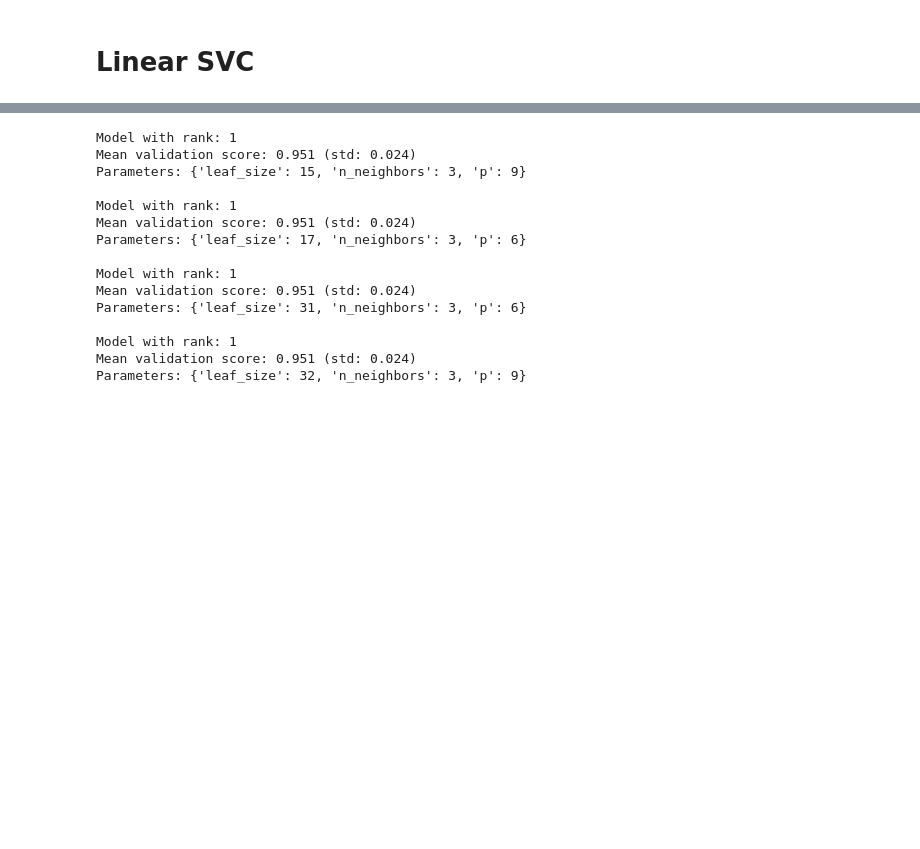
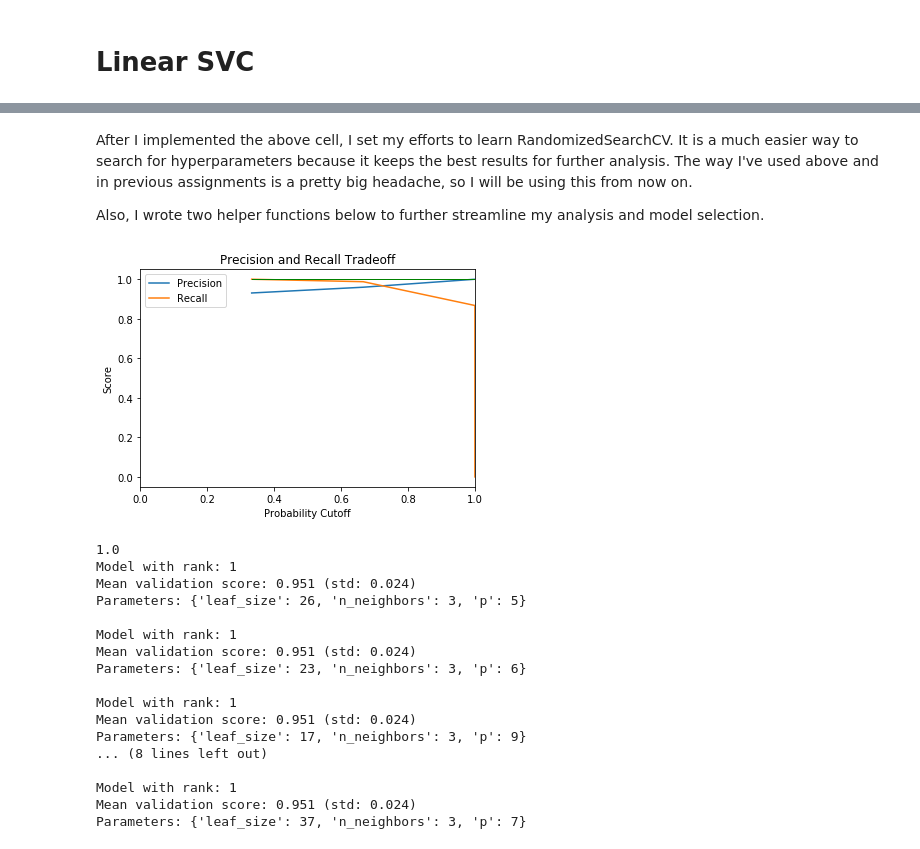
Before and after one commit to bgwilson12/3.6-Supervised-Learning-Potpourri, a Jupyter notebook: 3.6.5 Cancer Diagnostics.ipynb, the cells around one changed output, grey strips where cells are left out. Saved outputs shown, nothing was run; the diff lists cells and outputs as text; code cells hidden in the pictures; blank space fills up the shorter version.

Commit message:
Final Commit for Learning Potpourri

```diff
--- a/3.6.5 Cancer Diagnostics.ipynb
+++ b/3.6.5 Cancer Diagnostics.ipynb
@@ -280,0 +296,4 @@ plt.show()
+# %% [markdown]
+After I implemented the above cell, I set my efforts to learn RandomizedSearchCV. It is a much easier way to search for hyperparameters because it keeps the best results for further analysis. The way I've used above and in previous assignments is a pretty big headache, so I will be using this from now on.
+
+Also, I wrote two helper functions below to further streamline my analysis and model selection.
@@ -281,50 +335,36 @@ plt.show()
 # %%
-from sklearn.neighbors import KNeighborsClassifier
-from sklearn.model_selection import RandomizedSearchCV
-from scipy.stats import randint as sp_randint
-
-# Utility function to report best scores
-# I got this directly from the sklearn example for random search
-def report(results, n_top=3):
-    for i in range(1, n_top + 1):
-        candidates = np.flatnonzero(results['rank_test_score'] == i)
-        for candidate in candidates:
-            print("Model with rank: {0}".format(i))
-            print("Mean validation score: {0:.3f} (std: {1:.3f})".format(
-                  results['mean_test_score'][candidate],
-                  results['std_test_score'][candidate]))
-            print("Parameters: {0}".format(results['params'][candidate]))
-            print("")
-
 # Initialize the knn algo
 knn = KNeighborsClassifier(algorithm='auto')
 
 param_dist = {"n_neighbors" : sp_randint(1, 11),
               "leaf_size" : sp_randint(10, 40),
               "p" : sp_randint(1, 10)}
 
 n_iter_search = 50
 random_search = RandomizedSearchCV(knn, param_distributions=param_dist,
                                   n_iter=n_iter_search, n_jobs=-1,
                                   scoring='f1')
 
+random_search.fit(X, y)
 
-
-random_search.fit(X, y)
+precision_recall_plot(random_search, X, y)
 report(random_search.cv_results_)
 # %% [output]
+[figure, added]
+1.0
 Model with rank: 1
 Mean validation score: 0.951 (std: 0.024)
-Parameters: {'leaf_size': 15, 'n_neighbors': 3, 'p': 9}
+Parameters: {'leaf_size': 26, 'n_neighbors': 3, 'p': 5}
 
 Model with rank: 1
 Mean validation score: 0.951 (std: 0.024)
-Parameters: {'leaf_size': 17, 'n_neighbors': 3, 'p': 6}
+Parameters: {'leaf_size': 23, 'n_neighbors': 3, 'p': 6}
 
 Model with rank: 1
 Mean validation score: 0.951 (std: 0.024)
-Parameters: {'leaf_size': 31, 'n_neighbors': 3, 'p': 6}
+Parameters: {'leaf_size': 17, 'n_neighbors': 3, 'p': 9}
+... (8 lines left out)
 
 Model with rank: 1
 Mean validation score: 0.951 (std: 0.024)
-Parameters: {'leaf_size': 32, 'n_neighbors': 3, 'p': 9}
+Parameters: {'leaf_size': 37, 'n_neighbors': 3, 'p': 7}
```
Also changed, not shown: parts of 11 cells of this notebook.
